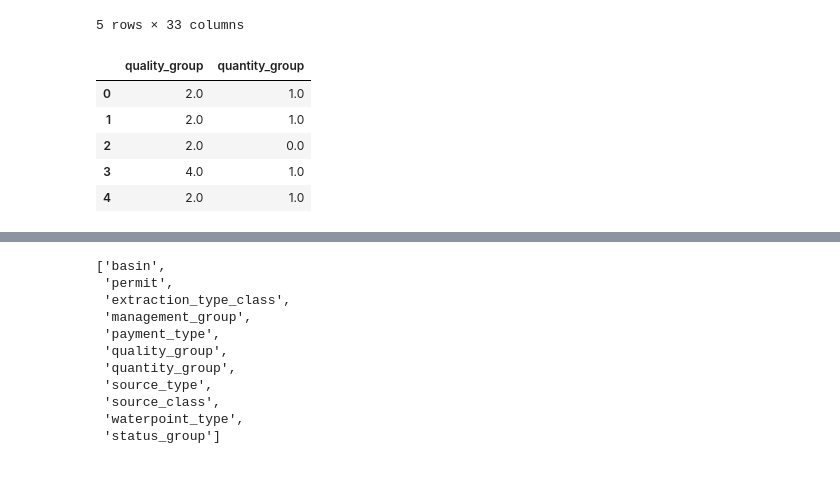
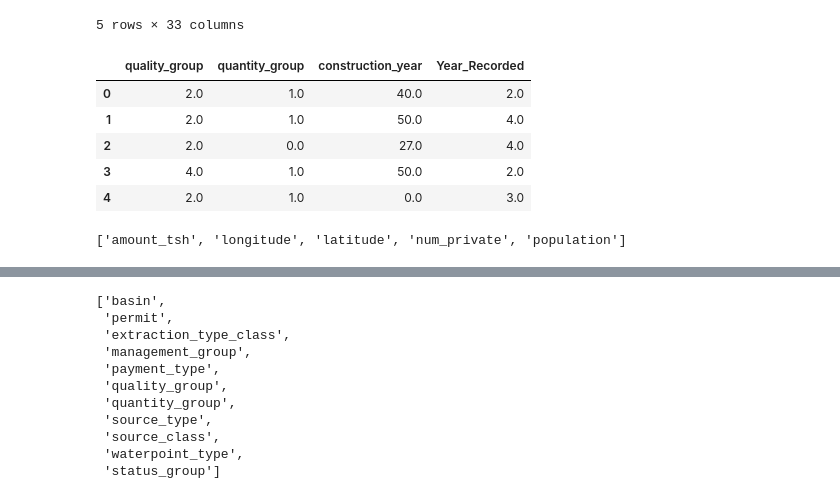
Before and after one commit to FrancisNdirangu/Pump_it_up_Dataset, a Jupyter notebook: notebook.ipynb, the cells around one changed output, grey strips where cells are left out. Saved outputs shown, nothing was run; the diff lists cells and outputs as text; code cells hidden in the pictures.

```diff
--- a/notebook.ipynb
+++ b/notebook.ipynb
@@ -536,20 +545,25 @@ encoded_df.head()
 # %%
 from sklearn.preprocessing import OrdinalEncoder
 
 ordenc = OrdinalEncoder()
-encoder_array = ordenc.fit_transform(df[['quality_group','quantity_group']])
+encoder_array = ordenc.fit_transform(df[['quality_group','quantity_group','construction_year','Year_Recorded']])
 
 # Step 3: Get feature names for encoded columns
-encoded_columns = ordenc.get_feature_names_out(['quality_group','quantity_group'])
+encoded_columns = ordenc.get_feature_names_out(['quality_group','quantity_group','construction_year','Year_Recorded'])
 
 # Step 4: Create DataFrame from encoded features
 encoded_df2 = pd.DataFrame(encoder_array, columns=encoded_columns)
 
 encoded_df2.head()
 # %% [output]
-|  | quality_group | quantity_group |
-| 0 | 2.0 | 1.0 |
-| 1 | 2.0 | 1.0 |
-| 2 | 2.0 | 0.0 |
-| 3 | 4.0 | 1.0 |
-| 4 | 2.0 | 1.0 |
+|  | quality_group | quantity_group | construction_year | Year_Recorded |
+| 0 | 2.0 | 1.0 | 40.0 | 2.0 |
+| 1 | 2.0 | 1.0 | 50.0 | 4.0 |
+| 2 | 2.0 | 0.0 | 27.0 | 4.0 |
+| 3 | 4.0 | 1.0 | 50.0 | 2.0 |
+| 4 | 2.0 | 1.0 | 0.0 | 3.0 |
+# %%
+num_cols = ['amount_tsh', 'longitude', 'latitude', 'num_private','population']
+num_cols
+# %% [output]
+['amount_tsh', 'longitude', 'latitude', 'num_private', 'population']
```
Also changed, not shown: parts of 6 cells of this notebook.
